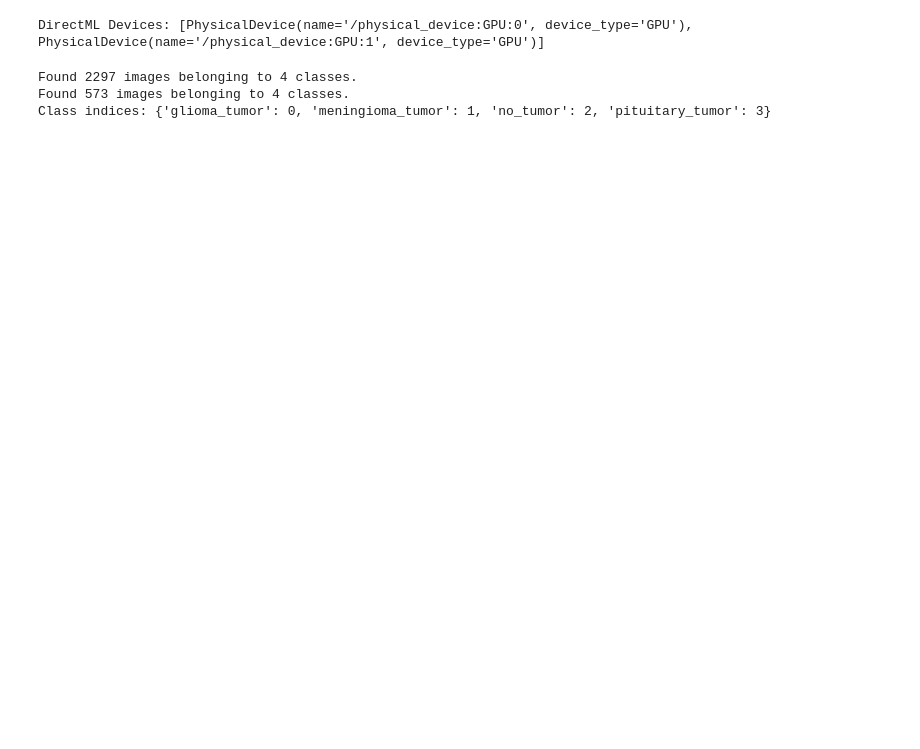
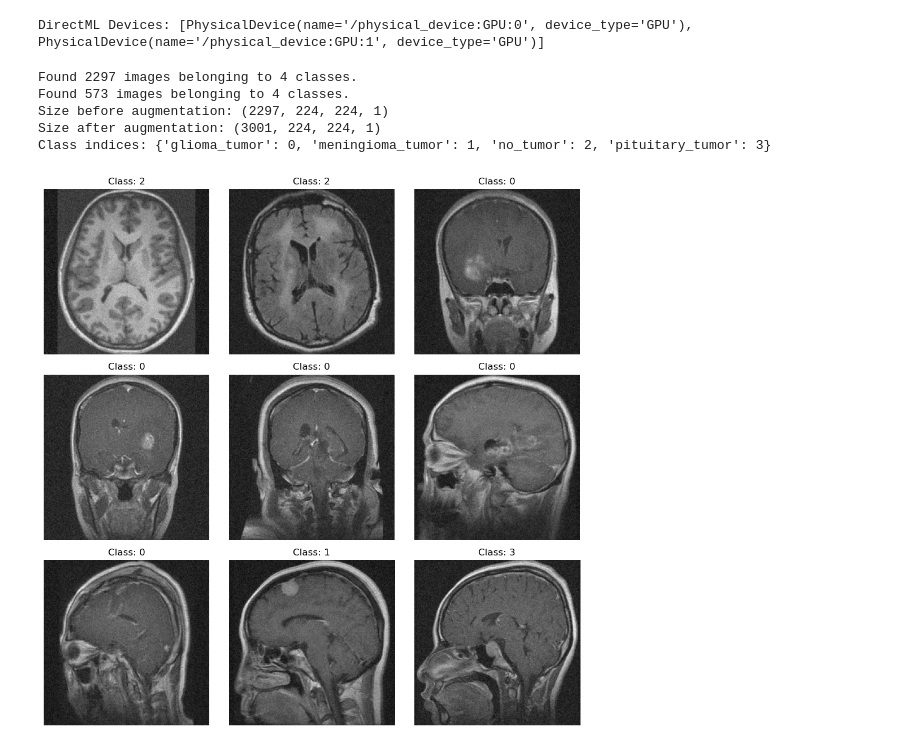
Before and after one commit to andelagrizelj/BVPraktikum-BrainTumorDetection, a Jupyter notebook: multiple_instance_learning.ipynb, the cells around one changed output. Saved outputs shown, nothing was run; the diff lists cells and outputs as text; code cells hidden in the pictures; blank space fills up the shorter version.

Commit message:
added augmentation

```diff
--- a/multiple_instance_learning.ipynb
+++ b/multiple_instance_learning.ipynb
@@ -104,6 +95,14 @@ def extract_generator_data(generator):
     generator.reset() # ensure to retrieve all data from generator start
     for i in range(len(generator)):
         batch_img, batch_lbl = generator[i]
+        images.append(batch_img)
+        labels.append(batch_lbl)
+    return np.vstack(images), np.vstack(labels)
+
+def extract_from_python_generator(generator, steps):
+    images, labels = [], []
+    for _ in range(steps):
+        batch_img, batch_lbl = next(generator)
         images.append(batch_img)
         labels.append(batch_lbl)
     return np.vstack(images), np.vstack(labels)
@@ -138,9 +137,54 @@ val_dir_gen = train_datagen.flow_from_directory(
 X_train, y_train = extract_generator_data(train_dir_gen)
 X_val, y_val = extract_generator_data(val_dir_gen)
 
+# Augmenting train data
+train_gen_aug = custom_augmented_generator(train_datagen, X_train, y_train, batch_size=16)
+
+# Control number of augmented images with variable steps
+total_samples = len(X_train)
+augmented_samples = int(total_samples * 0.3)
+batch_size = 16
+steps_aug = int(np.ceil(augmented_samples / batch_size))
+
+# convert augmentation generator to Data array
+steps = int(np.ceil(len(X_train) / 16))
+X_aug, y_aug = extract_from_python_generator(train_gen_aug, steps_aug)
+
+
+print("Size before augmentation: " + str(X_train.shape))
+X_train = np.concatenate([X_train, X_aug], axis=0)
+y_train = np.concatenate([y_train, y_aug], axis=0)
+
+# Shuffle combined dataset
+idx = np.arange(len(X_train))
+np.random.shuffle(idx)
+X_train = X_train[idx]
+y_train = y_train[idx]
+
+print("Size after augmentation: " + str(X_train.shape))
+
+
 print("Class indices:", train_dir_gen.class_indices)
 # %% [output]
 Found 2297 images belonging to 4 classes.
 Found 573 images belonging to 4 classes.
+Size before augmentation: (2297, 224, 224, 1)
+Size after augmentation: (3001, 224, 224, 1)
 Class indices: {'glioma_tumor': 0, 'meningioma_tumor': 1, 'no_tumor': 2, 'pituitary_tumor': 3}
+# %%
+# Show 9 augmented images - only for visualization
+num_images_to_show = 9
+plt.figure(figsize=(10, 10))
+
+for i in range(num_images_to_show):
+    plt.subplot(3, 3, i + 1)
+    img = X_aug[i].squeeze()
+    plt.imshow(img, cmap='gray')
+    plt.axis('off')
+    plt.title(f"Class: {np.argmax(y_aug[i])}")
+
+plt.tight_layout()
+plt.show()
+# %% [output]
+[figure, added]
 # %%
```
Also changed, not shown: parts of 7 cells of this notebook.
